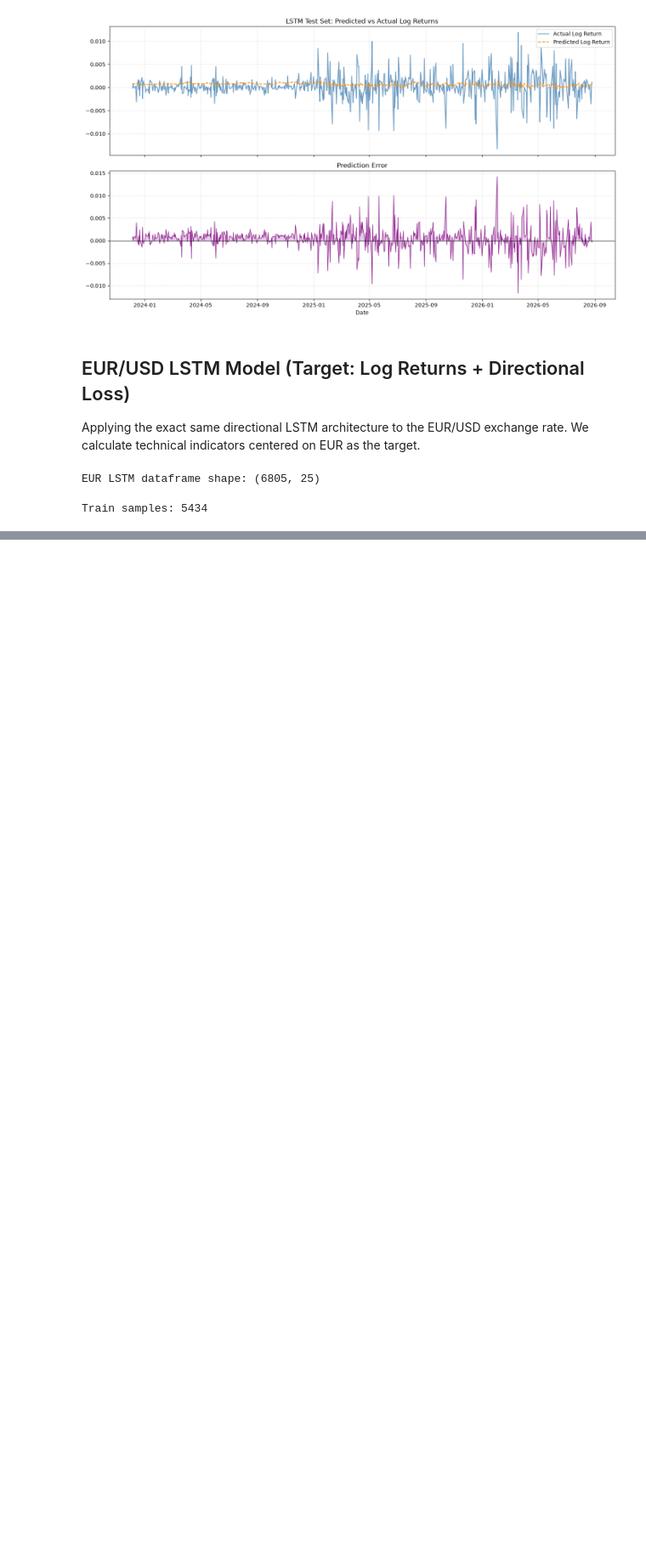
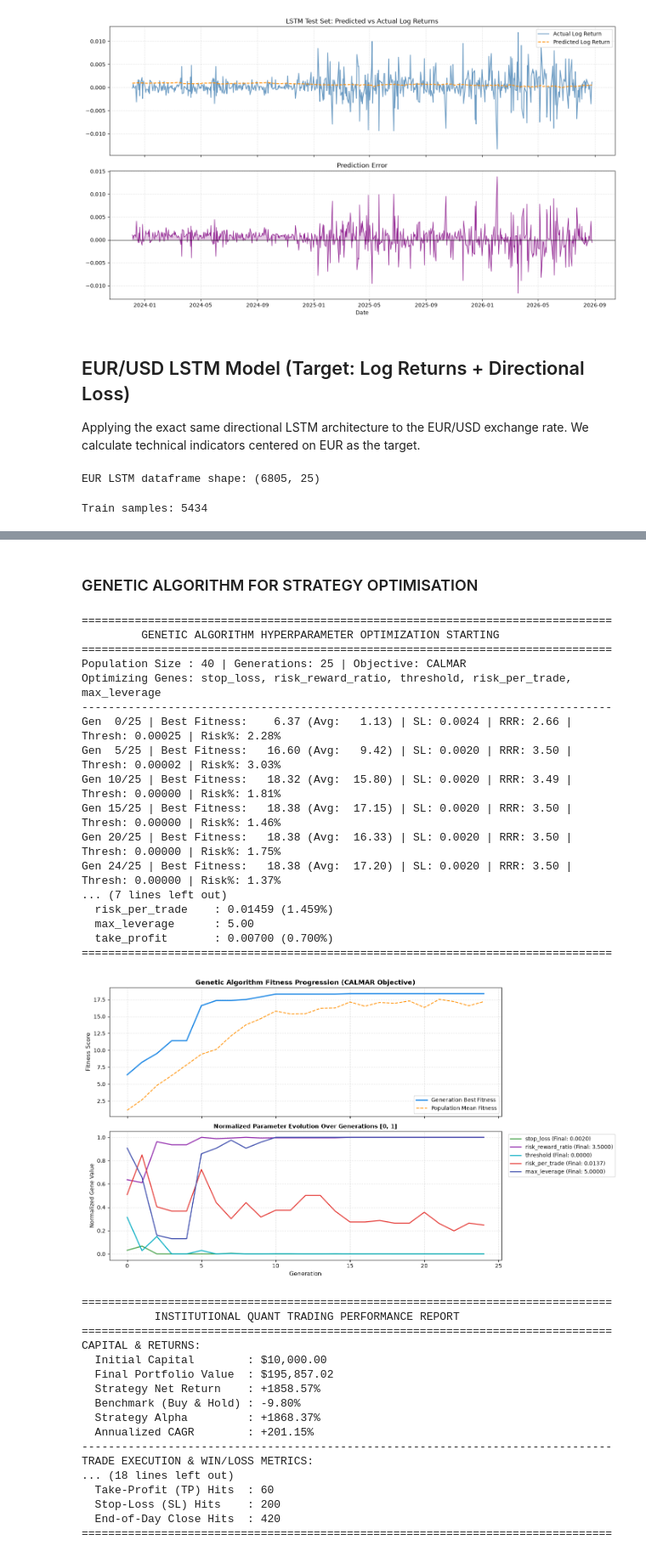
Before and after one commit to Princekumarofficial/potential-octo-sniffle, a Jupyter notebook: train.ipynb, the cells around one changed output, grey strips where cells are left out. Shown at 85% size. Cells and saved outputs as stored; diff of their text form; code cells hidden in the pictures; blank space fills up the shorter version.

```diff
--- a/train.ipynb
+++ b/train.ipynb
@@ -1150,0 +1216,65 @@ plt.show()
+# %% [markdown]
+### GENETIC ALGORITHM FOR STRATEGY OPTIMISATION
+# %%
+from utils import optimize_strategy_ga
+
+# 1. Run the Genetic Algorithm on Validation Set predictions
+val_preds = eur_lstm_eval_results["validation"]["predictions"]
+val_targets = eur_lstm_eval_results["validation"]["targets"]
+val_dates = eur_lstm_eval_results["validation"]["dates"]
+
+ga_result = optimize_strategy_ga(
+    predictions=val_preds,
+    actual_returns=val_targets,
+    fitness_metric="calmar",  # 'composite', 'sharpe', 'sortino', 'calmar', or 'profit_factor'
+    population_size=40,          # 40 strategy candidates per generation
+    generations=25,              # 25 evolutionary cycles
+    fee_per_trade=0.0001,        # 1-pip transaction cost
+    dates=val_dates,
+    random_state=42,
+    verbose=True,
+)
+
+# 2. View the GA convergence trajectories over generations
+ga_result["optimizer"].plot_convergence()
+
+# 3. View the best-evolved strategy performance & chart
+best_calculator = ga_result["best_calculator"]
+best_calculator.summary()
+best_calculator.plot()
+# %% [output]
+================================================================================
+         GENETIC ALGORITHM HYPERPARAMETER OPTIMIZATION STARTING
+================================================================================
+Population Size : 40 | Generations: 25 | Objective: CALMAR
+Optimizing Genes: stop_loss, risk_reward_ratio, threshold, risk_per_trade, max_leverage
+--------------------------------------------------------------------------------
+Gen  0/25 | Best Fitness:    6.37 (Avg:   1.13) | SL: 0.0024 | RRR: 2.66 | Thresh: 0.00025 | Risk%: 2.28%
+Gen  5/25 | Best Fitness:   16.60 (Avg:   9.42) | SL: 0.0020 | RRR: 3.50 | Thresh: 0.00002 | Risk%: 3.03%
+Gen 10/25 | Best Fitness:   18.32 (Avg:  15.80) | SL: 0.0020 | RRR: 3.49 | Thresh: 0.00000 | Risk%: 1.81%
+Gen 15/25 | Best Fitness:   18.38 (Avg:  17.15) | SL: 0.0020 | RRR: 3.50 | Thresh: 0.00000 | Risk%: 1.46%
+Gen 20/25 | Best Fitness:   18.38 (Avg:  16.33) | SL: 0.0020 | RRR: 3.50 | Thresh: 0.00000 | Risk%: 1.75%
+Gen 24/25 | Best Fitness:   18.38 (Avg:  17.20) | SL: 0.0020 | RRR: 3.50 | Thresh: 0.00000 | Risk%: 1.37%
+... (7 lines left out)
+  risk_per_trade    : 0.01459 (1.459%)
+  max_leverage      : 5.00
+  take_profit       : 0.00700 (0.700%)
+================================================================================
+[figure, added]
+================================================================================
+           INSTITUTIONAL QUANT TRADING PERFORMANCE REPORT
+================================================================================
+CAPITAL & RETURNS:
+  Initial Capital        : $10,000.00
+  Final Portfolio Value  : $195,857.02
+  Strategy Net Return    : +1858.57%
+  Benchmark (Buy & Hold) : -9.80%
+  Strategy Alpha         : +1868.37%
+  Annualized CAGR        : +201.15%
+--------------------------------------------------------------------------------
+TRADE EXECUTION & WIN/LOSS METRICS:
+... (18 lines left out)
+  Take-Profit (TP) Hits  : 60
+  Stop-Loss (SL) Hits    : 200
+  End-of-Day Close Hits  : 420
+================================================================================
```
Also changed, not shown: parts of 28 cells of this notebook, 6 other files.
